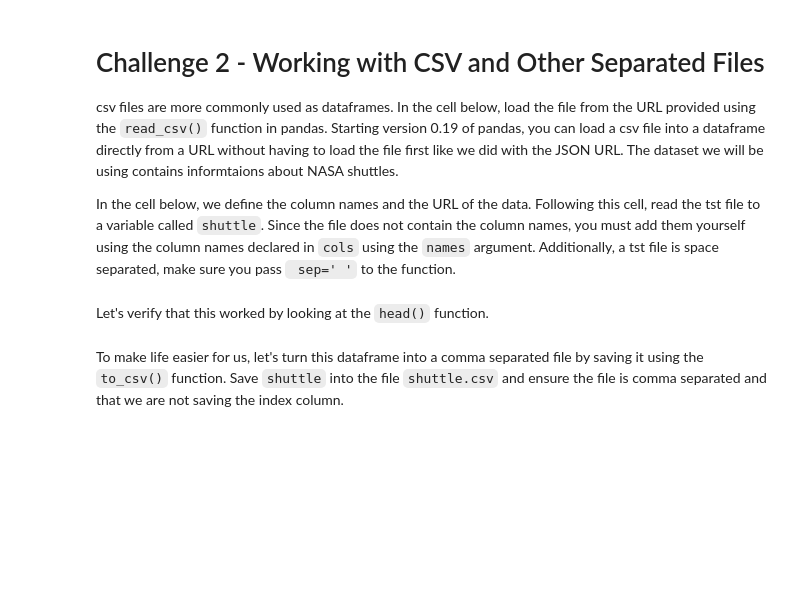
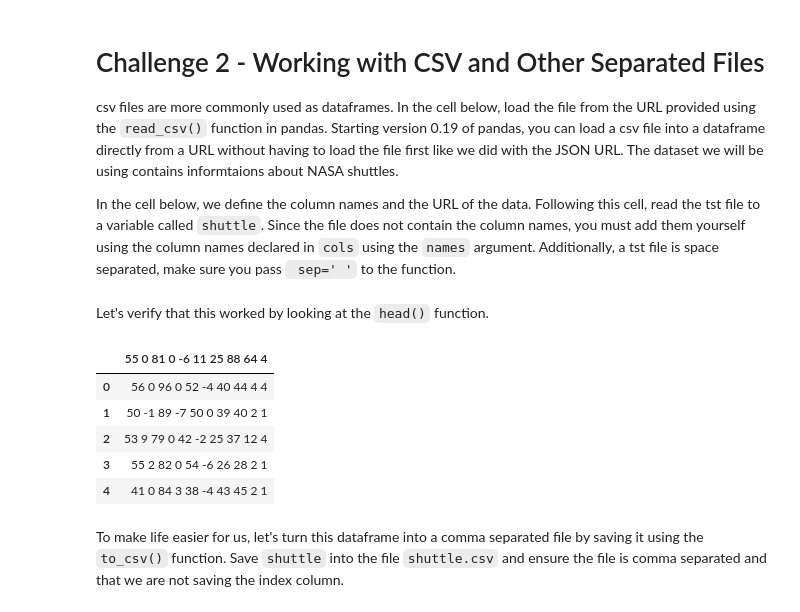
Before and after one commit to Ironhack-Data-Madrid-Abril-2023/2.2-lab-import-export, a Jupyter notebook: your-code/main.ipynb, the cells around one changed output. Saved outputs shown, nothing was run; the diff lists cells and outputs as text; code cells hidden in the pictures; blank space fills up the shorter version.

```diff
--- a/your-code/main.ipynb
+++ b/your-code/main.ipynb
@@ -83,7 +88,19 @@ tst_url = 'https://archive.ics.uci.edu/ml/machine-learning-databases/statlog/shu
+# %%
+# Your code here:
+
+shuttle_csv = pd.read_csv('https://archive.ics.uci.edu/ml/machine-learning-databases/statlog/shuttle/shuttle.tst')
 # %% [markdown]
 Let's verify that this worked by looking at the `head()` function.
 # %%
 # Your code here:
+shuttle_csv.head()
+# %% [output]
+|  | 55 0 81 0 -6 11 25 88 64 4 |
+| 0 | 56 0 96 0 52 -4 40 44 4 4 |
+| 1 | 50 -1 89 -7 50 0 39 40 2 1 |
+| 2 | 53 9 79 0 42 -2 25 37 12 4 |
+| 3 | 55 2 82 0 54 -6 26 28 2 1 |
+| 4 | 41 0 84 3 38 -4 43 45 2 1 |
 # %% [markdown]
 To make life easier for us, let's turn this dataframe into a comma separated file by saving it using the `to_csv()` function. Save `shuttle` into the file `shuttle.csv` and ensure the file is comma separated and that we are not saving the index column.
 # %%
```
Also changed, not shown: parts of 9 cells of this notebook.
